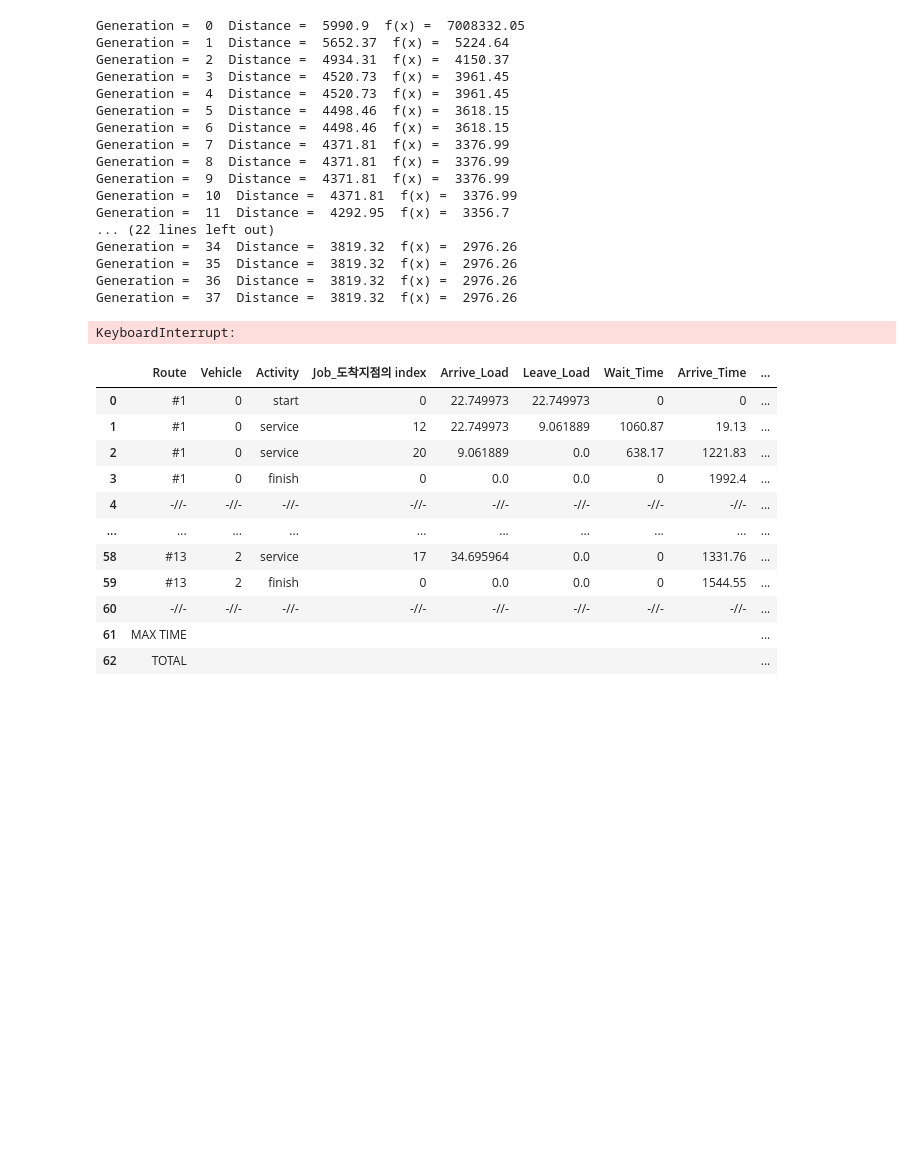
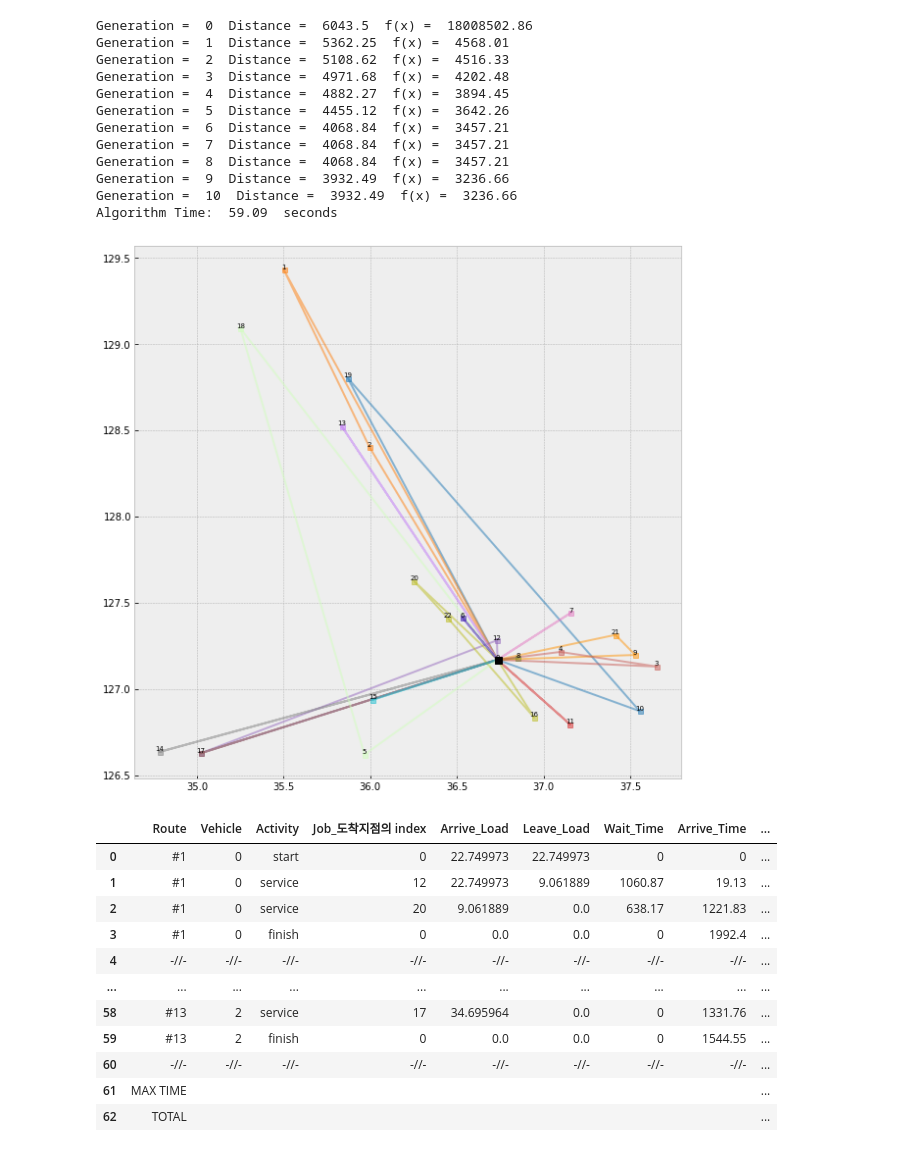
Before and after one commit to yeonjooooni/IECS, a Jupyter notebook: pyvrp.ipynb, the cells around one changed output. Saved outputs shown, nothing was run; the diff lists cells and outputs as text; code cells hidden in the pictures; blank space fills up the shorter version.

```diff
--- a/pyvrp.ipynb
+++ b/pyvrp.ipynb
@@ -755,52 +755,47 @@ parameters = pd.DataFrame({
 coordinates = coordinates.values
 parameters  = parameters.values
 distance_matrix = pivot_table.values
 real_distance_matrix = real_distance_matrix.values
 
 # Parameters - Model
 n_depots    =  1          # The First n Rows of the 'distance_matrix' or 'coordinates' are Considered as Depots
 time_window = 'with'    # 'with', 'without'
 route       = 'closed'     # 'open', 'closed'
 model       = 'vrp'        # 'tsp', 'mtsp', 'vrp'
 graph       = True        # True, False
 
 # Parameters - Vehicle
 vehicle_types = 5                           # Quantity of Vehicle Types
 fixed_cost    = [ 80,110,150,200,250 ]      # Fixed Cost
 variable_cost = [ 0.8,1,1.2,1.5,1.8 ]      # Variable Cost
 capacity      = [ 27,33,42,51,55 ]      # Capacity of the Vehicle
 velocity      = [ 1,1,1,1,1 ]      # The Average Velocity Value is Used as a Constant that Divides the Distance Matrix.
 fleet_size    = [ 10,10,10,10,10 ]      # Available Vehicles
 
 # Parameters - GA
 penalty_value   = 1000000    # GA Target Function Penalty Value for Violating the Problem Constraints
 population_size = 10      # GA Population Size
 mutation_rate   = 0.2     # GA Mutation Rate
 elite           = 1        # GA Elite Member(s) - Total Number of Best Individual(s) that (is)are Maintained
-generations     = 100     # GA Number of Generations
+generations     = 10     # GA Number of Generations
 
 fleet_used = [0,0,0,0,0]
 # Run GA Function
 ga_report, ga_vrp, fleet_used_now = genetic_algorithm_vrp(coordinates, distance_matrix, parameters, velocity, fixed_cost, variable_cost, capacity, real_distance_matrix, population_size, vehicle_types, n_depots, route, model, time_window, fleet_size, mutation_rate, elite, generations, penalty_value, graph, 'rw', fleet_used)
 # %% [output]
-Generation =  0  Distance =  5990.9  f(x) =  7008332.05
-Generation =  1  Distance =  5652.37  f(x) =  5224.64
-Generation =  2  Distance =  4934.31  f(x) =  4150.37
-Generation =  3  Distance =  4520.73  f(x) =  3961.45
-Generation =  4  Distance =  4520.73  f(x) =  3961.45
-Generation =  5  Distance =  4498.46  f(x) =  3618.15
-Generation =  6  Distance =  4498.46  f(x) =  3618.15
-Generation =  7  Distance =  4371.81  f(x) =  3376.99
-Generation =  8  Distance =  4371.81  f(x) =  3376.99
-Generation =  9  Distance =  4371.81  f(x) =  3376.99
-Generation =  10  Distance =  4371.81  f(x) =  3376.99
-Generation =  11  Distance =  4292.95  f(x) =  3356.7
-... (22 lines left out)
-Generation =  34  Distance =  3819.32  f(x) =  2976.26
-Generation =  35  Distance =  3819.32  f(x) =  2976.26
-Generation =  36  Distance =  3819.32  f(x) =  2976.26
-Generation =  37  Distance =  3819.32  f(x) =  2976.26
+Generation =  0  Distance =  6043.5  f(x) =  18008502.86
+Generation =  1  Distance =  5362.25  f(x) =  4568.01
+Generation =  2  Distance =  5108.62  f(x) =  4516.33
+Generation =  3  Distance =  4971.68  f(x) =  4202.48
+Generation =  4  Distance =  4882.27  f(x) =  3894.45
+Generation =  5  Distance =  4455.12  f(x) =  3642.26
+Generation =  6  Distance =  4068.84  f(x) =  3457.21
+Generation =  7  Distance =  4068.84  f(x) =  3457.21
+Generation =  8  Distance =  4068.84  f(x) =  3457.21
+Generation =  9  Distance =  3932.49  f(x) =  3236.66
+Generation =  10  Distance =  3932.49  f(x) =  3236.66
+Algorithm Time:  59.09  seconds
-KeyboardInterrupt:
+[figure, added]
 # %%
 # Solution Report
 ga_report
```
Also changed, not shown: 4 other files.
